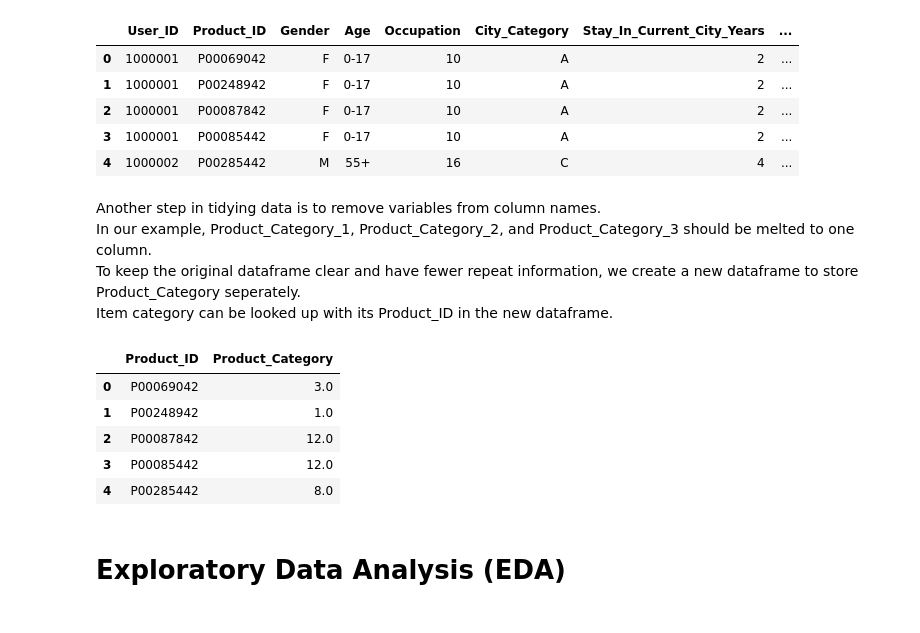
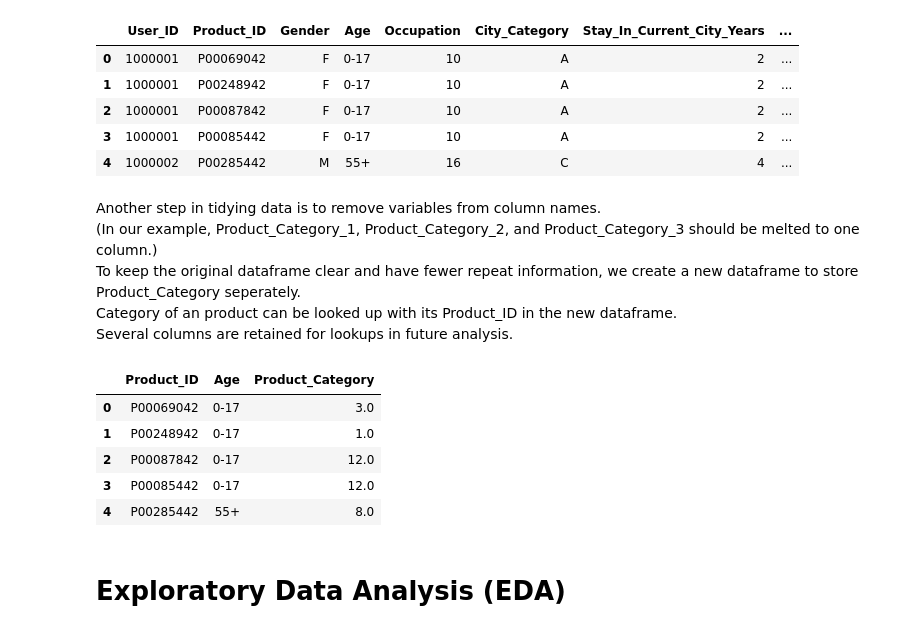
Before and after one commit to mtruon11/Black-Friday-Analysis, a Jupyter notebook: Black-Friday-Analysis.ipynb, the cells around one changed output. Drawn from its saved outputs; the diff is of its cells as text; code cells hidden in the pictures.

```diff
--- a/Black-Friday-Analysis.ipynb
+++ b/Black-Friday-Analysis.ipynb
@@ -85,29 +86,29 @@ blackfriday.head()
 | 3 | 1000001 | P00085442 | F | 0-17 | 10 | A | 2 | ... |
 | 4 | 1000002 | P00285442 | M | 55+ | 16 | C | 4 | ... |
 # %% [markdown]
-Another step in tidying data is to remove variables from column names. <br>In our example, Product_Category_1, Product_Category_2, and Product_Category_3 should be melted to one column. <br>To keep the original dataframe clear and have fewer repeat information, we create a new dataframe to store Product_Category seperately. <br>Item category can be looked up with its Product_ID in the new dataframe.
+Another step in tidying data is to remove variables from column names. <br>(In our example, Product_Category_1, Product_Category_2, and Product_Category_3 should be melted to one column.)<br>To keep the original dataframe clear and have fewer repeat information, we create a new dataframe to store Product_Category seperately. <br>Category of an product can be looked up with its Product_ID in the new dataframe. <br> Several columns are retained for lookups in future analysis.
 # %%
 # Create a seperate dataframe to store category infomation
 category_table = blackfriday[['Product_ID', 'Age', 'Product_Category_1', 'Product_Category_2', 'Product_Category_3']]
 # Drop Product_Category columns from the original dataframe for neatness
 blackfriday = blackfriday.drop(['Product_Category_1','Product_Category_2', 'Product_Category_3'], axis=1)
 
 # Melt Product_Category columns in to one
-category_table = pd.melt(category_table, id_vars=['Product_ID'], value_vars=['Product_Category_1', 'Product_Category_2', 'Product_Category_3'])
+category_table = pd.melt(category_table, id_vars=['Product_ID', 'Age'], value_vars=['Product_Category_1', 'Product_Category_2', 'Product_Category_3'])
 # Drop any row with value equals to 0 (no category)
 category_table = category_table[category_table.value != 0]
 # Drop variable column
 category_table = category_table.drop(['variable'], axis=1)
 # Rename value column to Product_Category
 category_table = category_table.rename(index=str, columns={"value": "Product_Category"})
 category_table.head()
 # %% [output]
-|  | Product_ID | Product_Category |
-| 0 | P00069042 | 3.0 |
-| 1 | P00248942 | 1.0 |
-| 2 | P00087842 | 12.0 |
-| 3 | P00085442 | 12.0 |
-| 4 | P00285442 | 8.0 |
+|  | Product_ID | Age | Product_Category |
+| 0 | P00069042 | 0-17 | 3.0 |
+| 1 | P00248942 | 0-17 | 1.0 |
+| 2 | P00087842 | 0-17 | 12.0 |
+| 3 | P00085442 | 0-17 | 12.0 |
+| 4 | P00285442 | 55+ | 8.0 |
 # %% [markdown]
 # Exploratory Data Analysis (EDA)
 # %% [markdown]
```
Also changed, not shown: parts of 14 cells of this notebook.
